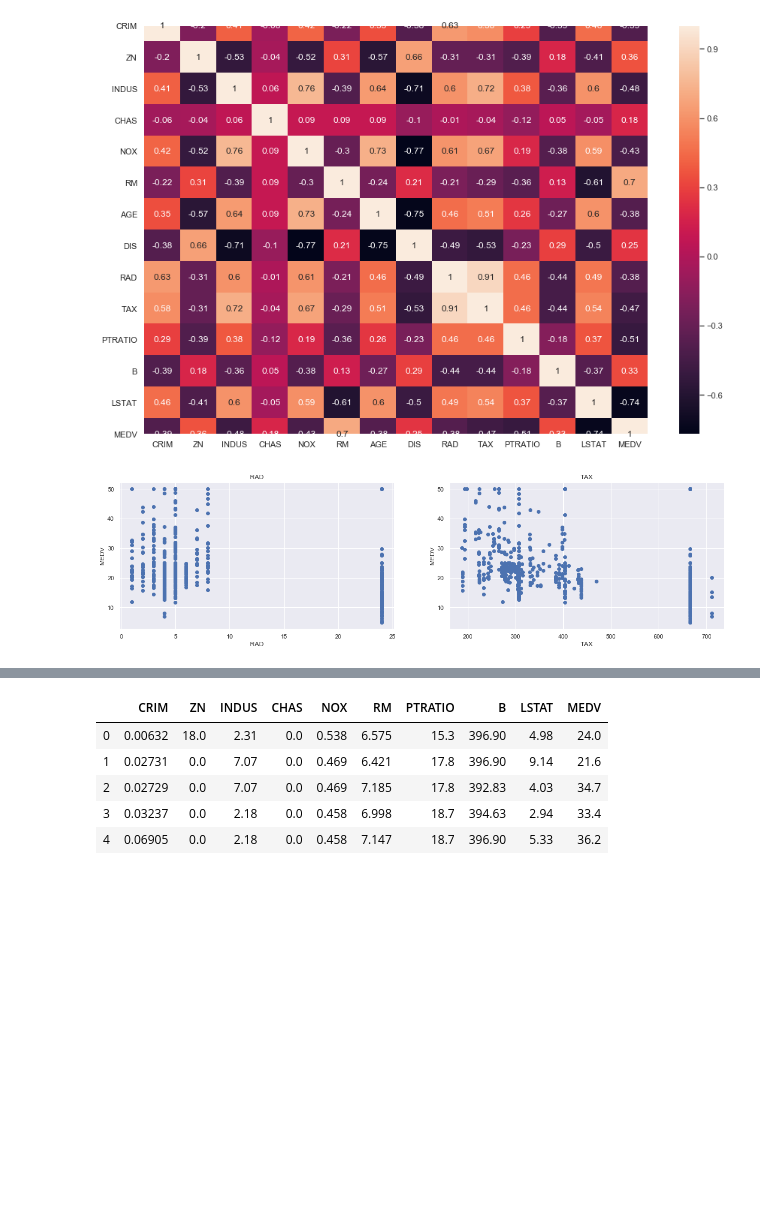
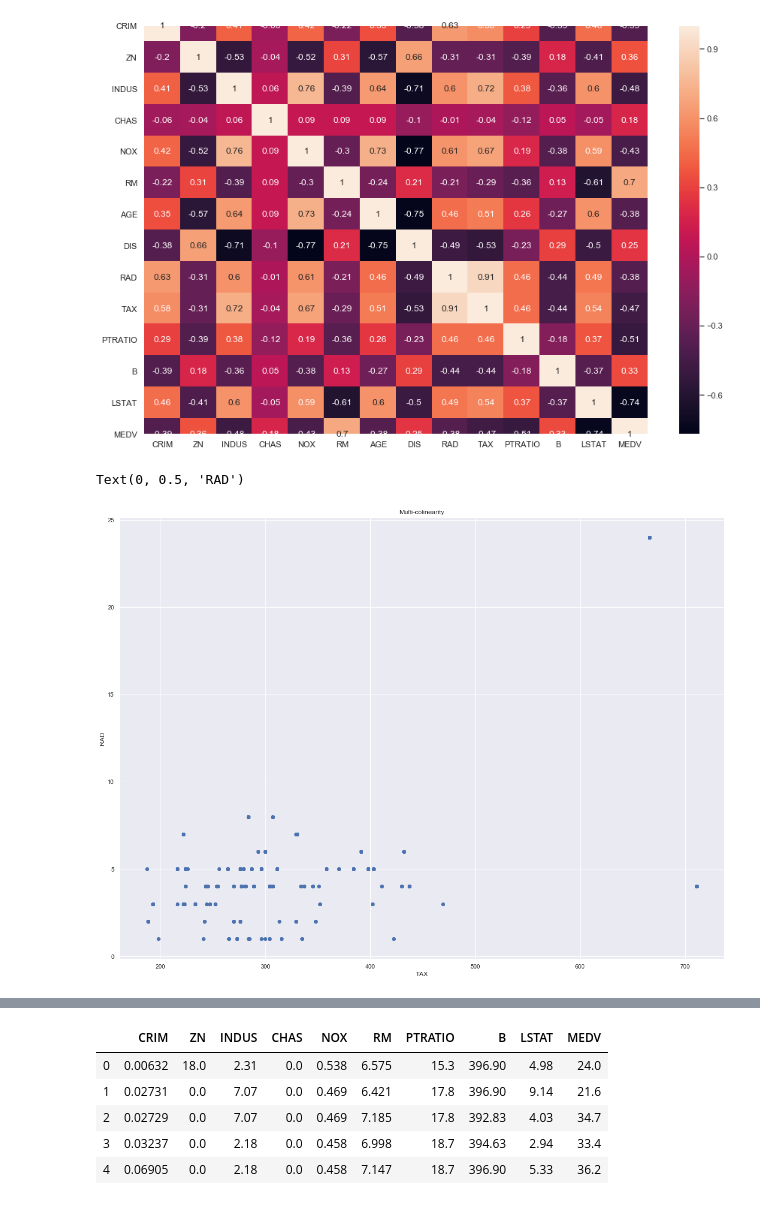
Before and after one commit to SimonMcLain/ML-Statistics-Project-2019-G00364775, a Jupyter notebook: Project.ipynb, the cells around one changed output, grey strips where cells are left out. Drawn from its saved outputs; the diff is of its cells as text; code cells hidden in the pictures; blank space fills up the shorter version.

Commit message:
Added notebook testing for Multicolinearisation, removing associated attributes

```diff
--- a/Project.ipynb
+++ b/Project.ipynb
@@ -87,20 +86,15 @@ sns.heatmap(data=correlation_matrix, annot=True)
 <matplotlib.axes._subplots.AxesSubplot at 0x...>
 [figure]
 # %%
-# rPLOT MULTI CO-LINEARLITY
-plt.figure(figsize=(20, 5))
+plt.figure(figsize=(20, 15))
 
-features = ['RAD', 'TAX']
-target = df['MEDV']
-
-for i, col in enumerate(features):
-    plt.subplot(1, len(features) , i+1)
-    x = df[col]
-    y = target
-    plt.scatter(x, y, marker='o')
-    plt.title(col)
-    plt.xlabel(col)
-    plt.ylabel('MEDV')
+x = df['TAX']
+y = df['RAD']
+plt.scatter(x, y, marker='o')
+plt.title("Multi-colinearity")
+plt.xlabel('TAX')
+plt.ylabel('RAD')
 # %% [output]
+Text(0, 0.5, 'RAD')
-[figure, old version]
+[figure, new version]
 # %%
```
Also changed, not shown: parts of 4 cells of this notebook, 2 other files.
